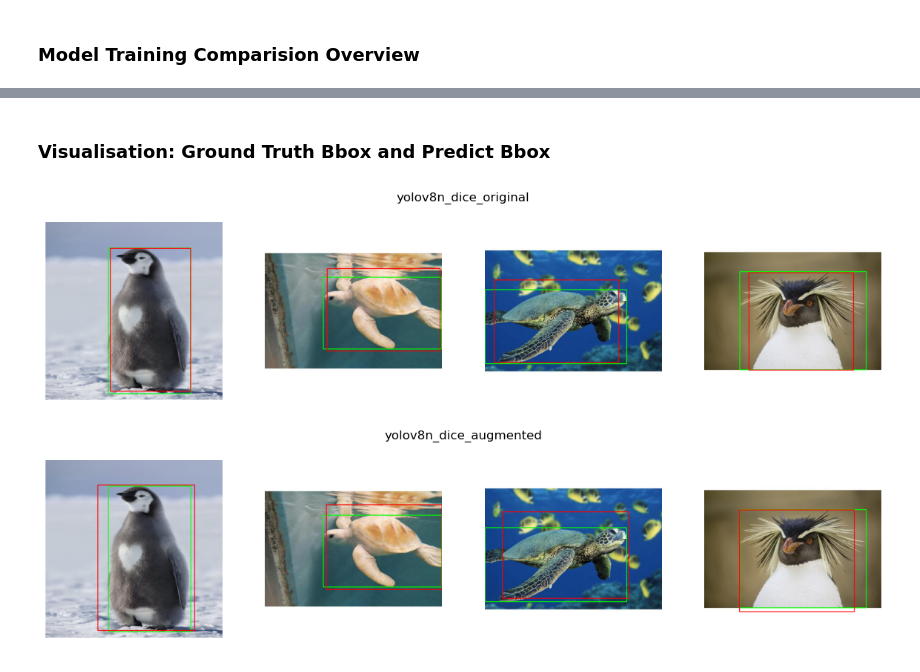
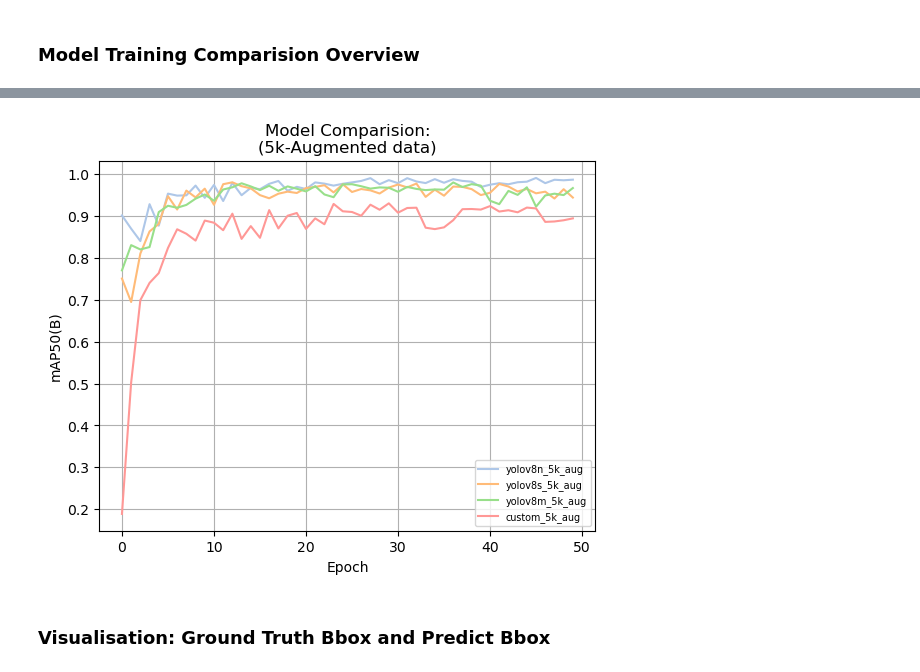
Before and after one commit to DamnScallion/Visionary-Unicorns-Project, a Jupyter notebook: yolo/testing.ipynb, the cells around one changed output, grey strips where cells are left out. Cells and saved outputs as stored; diff of their text form; code cells hidden in the pictures.

```diff
--- a/yolo/testing.ipynb
+++ b/yolo/testing.ipynb
@@ -226,3 +273,36 @@ plt.show()
+# %%
+df_yolov8n_5k_aug = pd.read_csv(f'{ROOT_DIR}/yolov8n_5k_aug/results.csv')
+df_yolov8n_5k_aug.columns = df_yolov8n_5k_aug.columns.str.strip()
+mAP50_yolov8n_5k_aug = df_yolov8n_5k_aug['metrics/mAP50(B)']
+
+df_yolov8s_5k_aug = pd.read_csv(f'{ROOT_DIR}/yolov8s_5k_aug/results.csv')
+df_yolov8s_5k_aug.columns = df_yolov8s_5k_aug.columns.str.strip()
+mAP50_yolov8s_5k_aug = df_yolov8s_5k_aug['metrics/mAP50(B)']
+
+df_yolov8m_5k_aug = pd.read_csv(f'{ROOT_DIR}/yolov8m_5k_aug/results.csv')
+df_yolov8m_5k_aug.columns = df_yolov8m_5k_aug.columns.str.strip()
+mAP50_yolov8m_5k_aug = df_yolov8m_5k_aug['metrics/mAP50(B)']
+
+df_custom_5k_aug = pd.read_csv(f'{ROOT_DIR}/custom_5k_aug/results.csv')
+df_custom_5k_aug.columns = df_custom_5k_aug.columns.str.strip()
+mAP50_custom_5k_aug = df_custom_5k_aug['metrics/mAP50(B)']
+
+plt.plot(range(50), mAP50_yolov8n_5k_aug, color='#aec7e8', label='yolov8n_5k_aug')
+
+plt.plot(range(50), mAP50_yolov8s_5k_aug, color='#ffbb78', label='yolov8s_5k_aug')
+
+plt.plot(range(50), mAP50_yolov8m_5k_aug, color='#98df8a', label='yolov8m_5k_aug')
+
+plt.plot(range(50), mAP50_custom_5k_aug, color='#ff9896', label='custom_5k_aug')
+
+plt.legend(loc='lower right', fontsize='x-small')
+plt.xlabel('Epoch')
+plt.ylabel('mAP50(B)')
+plt.title('Model Comparision:\n(5k-Augmented data)')
+plt.grid(True)
+plt.show()
+# %% [output]
+[figure, added]
 # %% [markdown]
 ### Visualisation: Ground Truth Bbox and Predict Bbox
 # %%
@@ -250,11 +335,3 @@ def plotTrueAndPredBbox(model_valid_data, model_name):
     fig.suptitle(f'{model_name}')
     plt.tight_layout()
     plt.show()
-# %%
-plotTrueAndPredBbox(val_data_yolov8n_dice_original, 'yolov8n_dice_original')
-# %% [output]
-[figure, removed]
-# %%
-plotTrueAndPredBbox(val_data_yolov8n_dice_augmented, 'yolov8n_dice_augmented')
-# %% [output]
-[figure, removed]
```
Also changed, not shown: parts of 23 cells of this notebook, 1 other file.
